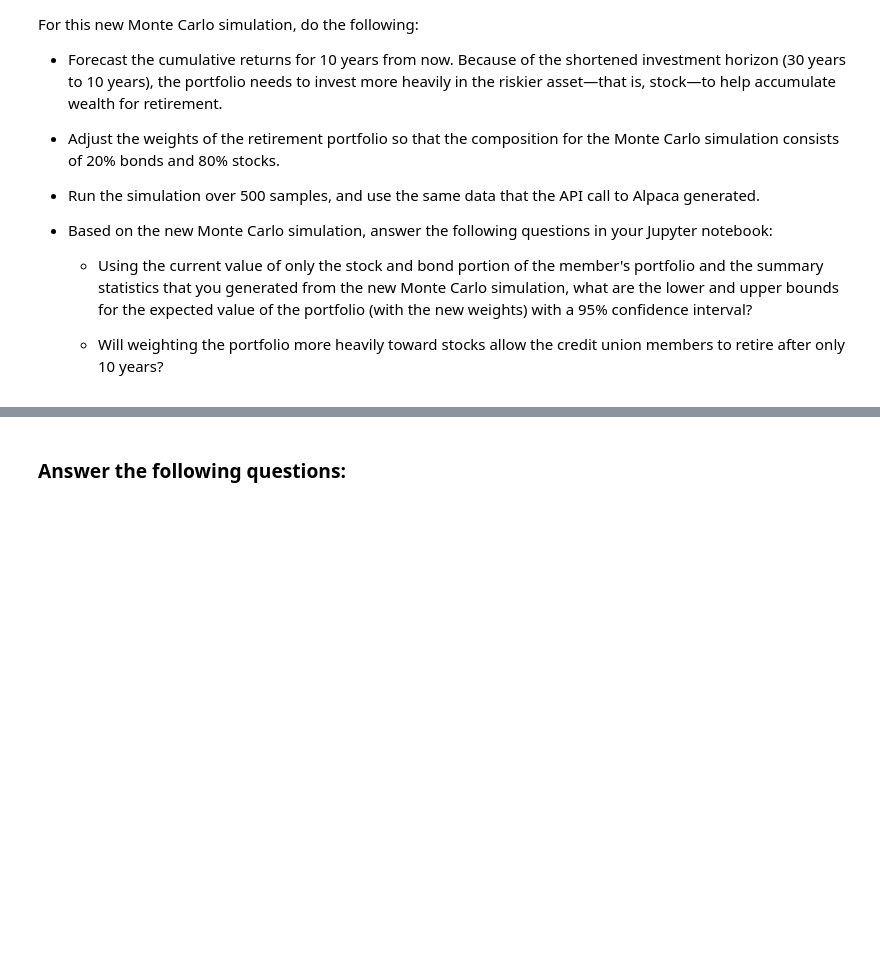
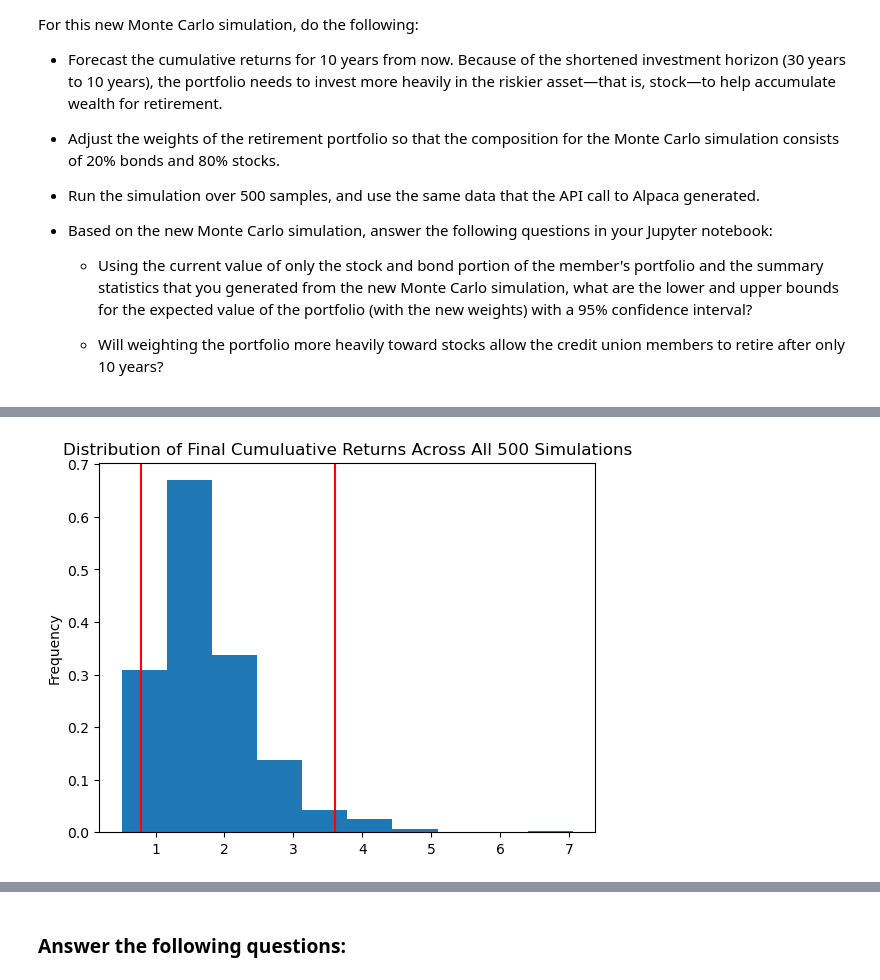
Before and after one commit to arianamoreno13/challenge_5, a Jupyter notebook: financial_planning_tools.ipynb, the cells around one changed output, grey strips where cells are left out. Drawn from its saved outputs; the diff is of its cells as text; code cells hidden in the pictures; blank space fills up the shorter version.

```diff
--- a/financial_planning_tools.ipynb
+++ b/financial_planning_tools.ipynb
@@ -634,7 +683,9 @@ For this new Monte Carlo simulation, do the following:
 # %%
 # Visualize the probability distribution of the 10-year Monte Carlo simulation
 # by plotting a histogram
-# YOUR CODE HERE
+MC_ten_line_plot = MC_ten.plot_distribution()
+# %% [output]
+[figure, added]
 # %%
 # Generate summary statistics from the 10-year Monte Carlo simulation results
 # Save the results as a variable
```
Also changed, not shown: parts of 23 cells of this notebook.
